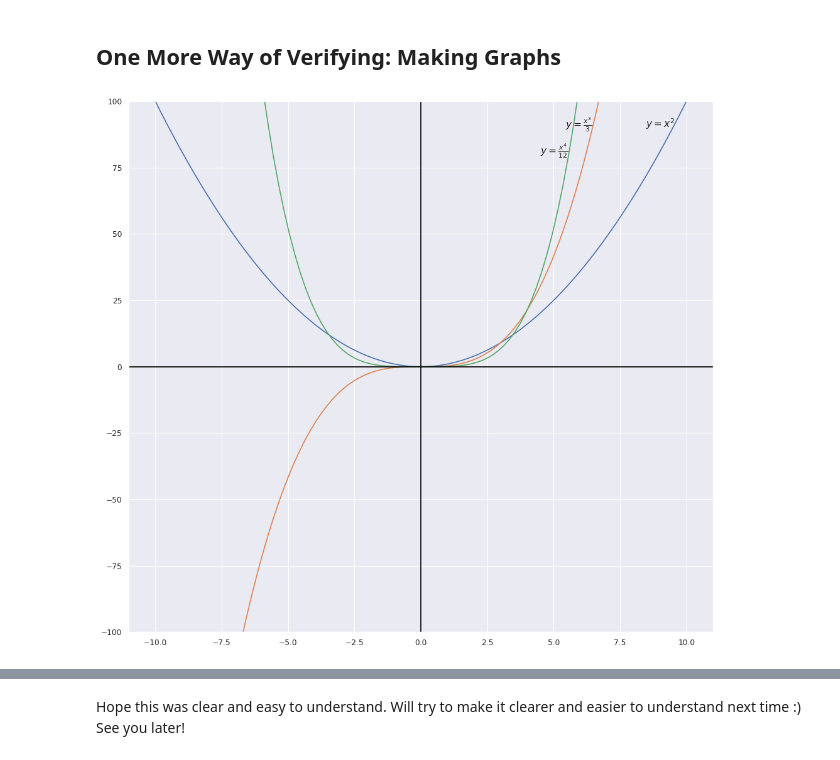
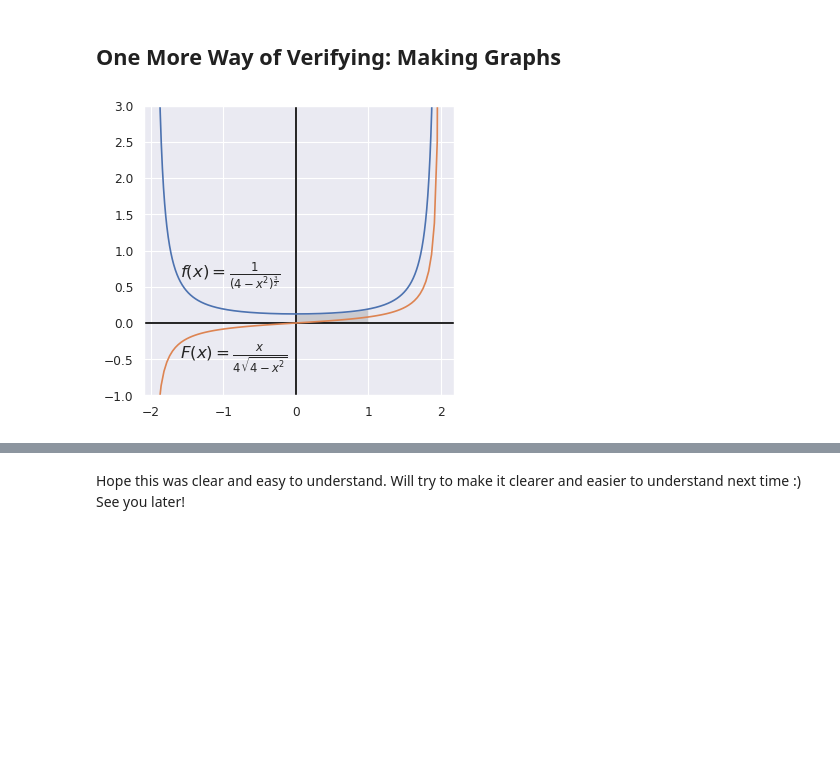
Before and after one commit to soobinrho/college-programming, a Jupyter notebook: AFP2_SoobinRho.ipynb, the cells around one changed output, grey strips where cells are left out. Drawn from its saved outputs; the diff is of its cells as text; code cells hidden in the pictures; blank space fills up the shorter version.

Commit message:
added graphs

```diff
--- a/AFP2_SoobinRho.ipynb
+++ b/AFP2_SoobinRho.ipynb
@@ -45,29 +45,43 @@ bla bla
 ## Verifying the Integral by Differentiating the Integral
 # %% [markdown]
 ## One More Way of Verifying: Making Graphs
-# %%
-import numpy as np
-import matplotlib.pyplot as plt
-import seaborn as sns
-sns.set_theme()
-
-# Visualizing Integrations and Derivatives
-x = np.linspace(-10, 10, 100)
-
-fig = plt.figure(figsize=(15, 30), dpi=80)
-plt.plot(x, x**2)
-plt.plot(x, (x**3)/3)
-plt.plot(x, (x**4)/12)
-plt.axhline(0, color='black')
-plt.axvline(0, color='black')
-plt.ylim(-100, 100)
-ax = plt.gca()
-ax.set_aspect(0.1)
-
-plt.annotate(r'$y=x^2$', xy=(0, 0), xytext=(8.47, 90), fontsize=14)
-plt.annotate(r'$y= \frac{x^3}{3}$', xy=(0, 0), xytext=(5.45, 90), fontsize=14)
-plt.annotate(r'$y= \frac{x^4}{12}$', xy=(0, 0), xytext=(4.5, 80), fontsize=14)
-
-plt.show()
-# %% [output]
-[figure, removed]
+# %%
+'''Python code for verifying our integral. You can ignore this code.'''
+import numpy as np
+import matplotlib.pyplot as plt
+import seaborn as sns
+
+# Initializing the graph.
+fig = plt.figure(figsize=(5, 5), dpi=80)
+plt.axhline(0, color='black')
+plt.axvline(0, color='black')
+plt.ylim(-1, 3)
+sns.set_theme()
+ax = plt.gca()
+ax.set_aspect(1)
+
+# Define the function of the integrand.
+x_integrand = np.linspace(-1.9, 1.9, 1000)
+y_integrand = np.power(4 - np.power(x_integrand, 2), (-3/2))
+plt.plot(x_integrand, y_integrand)
+str_equation = r'$f(x)=\frac{1}{(4-x^2)^{\frac{3}{2}}}$'
+plt.annotate(str_equation, xy=(0, 0), xytext=(-1.6, 0.63), fontsize=15)
+
+# Define the function of the integral.
+x_integral = np.linspace(-1.9, 1.99, 100)
+y_integral = x_integral / (4 * (4 - np.power(x_integral, 2)))
+plt.plot(x_integral, y_integral)
+str_equation = r'$F(x)=\frac{x}{4\sqrt{4-x^2}}$'
+plt.annotate(str_equation, xy=(0, 0), xytext=(-1.6, -0.5), fontsize=15)
+
+# Hightlight the area
+plt.fill_between(x_integrand,
+                 y_integrand,
+                 where= (x_integrand >= 0)&(x_integrand <= 1),
+                 facecolor="grey",
+                 alpha=0.3)
+
+# Display the graph.
+plt.show()
+# %% [output]
+[figure, added]
```
Also changed, not shown: parts of 3 cells of this notebook.
